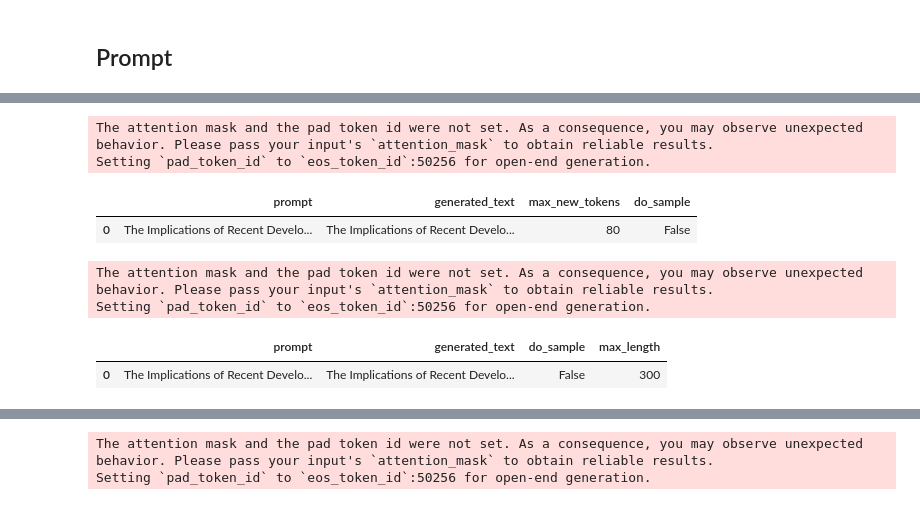
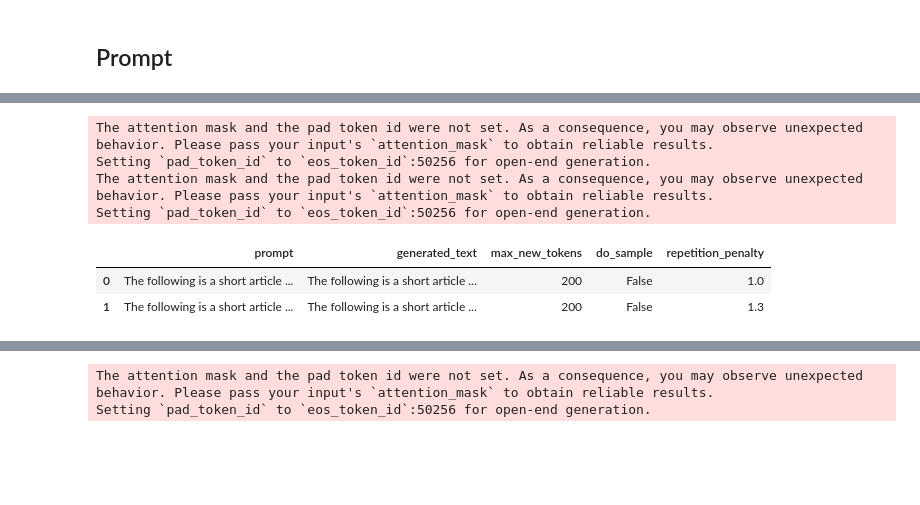
Before and after one commit to qaz73/MN5162, a Jupyter notebook: Section2/MN5162_Section2_Assignment_gorourke.ipynb, the cells around one changed output, grey strips where cells are left out. Drawn from its saved outputs; the diff is of its cells as text; code cells hidden in the pictures; blank space fills up the shorter version.

```diff
--- a/Section2/MN5162_Section2_Assignment_gorourke.ipynb
+++ b/Section2/MN5162_Section2_Assignment_gorourke.ipynb
@@ -83,4 +96,4 @@ def generate_text(tokenizer,model,device, prompt,  **text_gen_kwargs):
 # %% [markdown]
 ## Prompt
 # %%
-input_text = "The Implications of Recent Developments in Artificial Intelligence"
+input_text = "The following is a short article written for a technology magazine.  The Implications of Recent Developments in Artificial Intelligence"
@@ -91,27 +114,22 @@ input_text = "The Implications of Recent Developments in Artificial Intelligence
 # %%
 
-args = {"max_new_tokens" : 80, "do_sample":False}
+args = [
+    {"max_new_tokens" : 200, "do_sample":False, "repetition_penalty" :1},
+    {"max_new_tokens" : 200, "do_sample":False, "repetition_penalty" :1.3}
+]
 
-result = generate_text(tokenizer,model, device,input_text, **args)
+results = []
+for config in args:
+    result = generate_text(tokenizer,model, device,input_text, **config)
+    results.append(result)
 
-result_df = pd.DataFrame([result])
+result_df = pd.DataFrame(results)
 display (result_df)
 # %% [output]
 The attention mask and the pad token id were not set. As a consequence, you may observe unexpected behavior. Please pass your input's `attention_mask` to obtain reliable results.
 Setting `pad_token_id` to `eos_token_id`:50256 for open-end generation.
+The attention mask and the pad token id were not set. As a consequence, you may observe unexpected behavior. Please pass your input's `attention_mask` to obtain reliable results.
+Setting `pad_token_id` to `eos_token_id`:50256 for open-end generation.
-|  | prompt | generated_text | max_new_tokens | do_sample |
-| 0 | The Implications of Recent Develo... | The Implications of Recent Develo... | 80 | False |
+|  | prompt | generated_text | max_new_tokens | do_sample | repetition_penalty |
+| 0 | The following is a short article ... | The following is a short article ... | 200 | False | 1.0 |
+| 1 | The following is a short article ... | The following is a short article ... | 200 | False | 1.3 |
-# %%
-
-args = {"do_sample":False, "max_length":  300}
-
-# max_new_tokens=n_steps,
-result = generate_text(tokenizer,model, device,input_text, **args)
-
-result_df = pd.DataFrame([result])
-display (result_df)
-# %% [output]
-The attention mask and the pad token id were not set. As a consequence, you may observe unexpected behavior. Please pass your input's `attention_mask` to obtain reliable results.
-Setting `pad_token_id` to `eos_token_id`:50256 for open-end generation.
-|  | prompt | generated_text | do_sample | max_length |
-| 0 | The Implications of Recent Develo... | The Implications of Recent Develo... | False | 300 |
```
Also changed, not shown: parts of 14 cells of this notebook.
